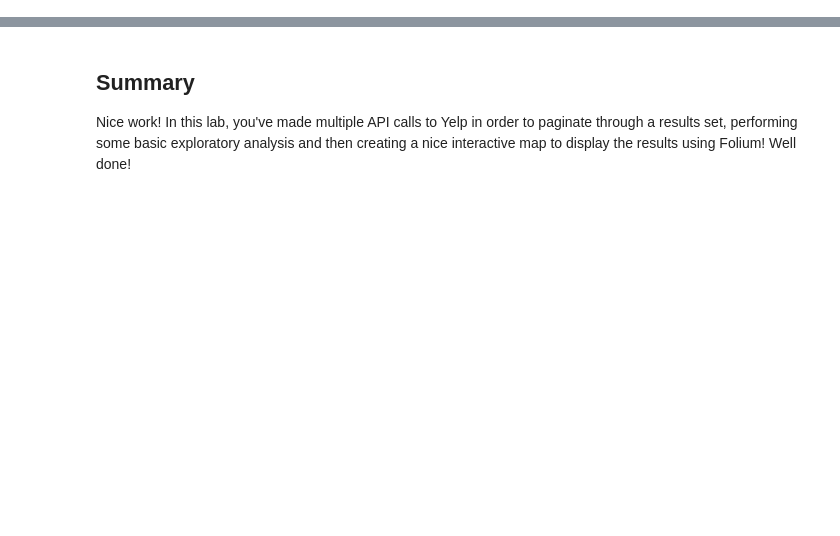
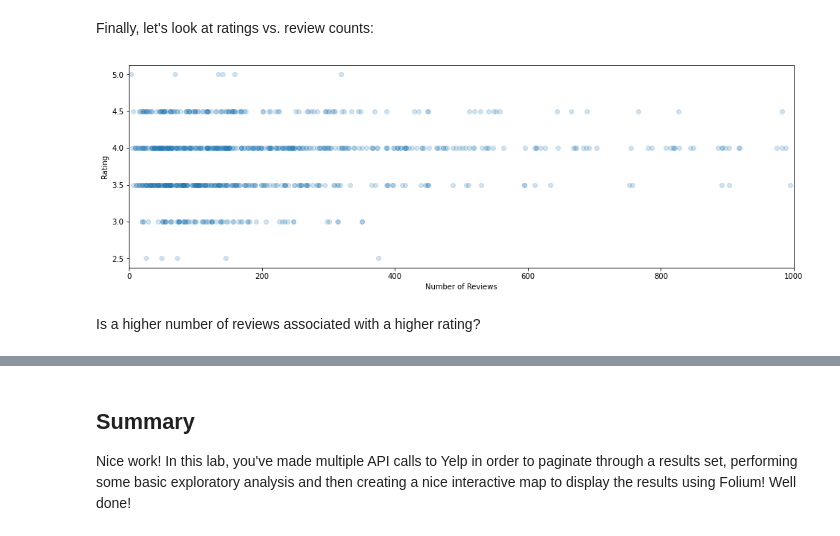
Before and after one commit to learn-co-curriculum/dsc-apis-lab, a Jupyter notebook: index.ipynb, the cells around one changed output, grey strips where cells are left out. Drawn from its saved outputs; the diff is of its cells as text; code cells hidden in the pictures; blank space fills up the shorter version.

```diff
--- a/index.ipynb
+++ b/index.ipynb
@@ -165,0 +408,14 @@ yelp_map
+# %% [markdown]
+Finally, let's look at ratings vs. review counts:
+# %%
+fig, ax = plt.subplots(figsize=(16,5))
+
+ax.scatter(all_review_counts, all_ratings, alpha=0.2)
+ax.set_xlabel("Number of Reviews")
+ax.set_ylabel("Rating")
+# "zoom in" to a subset of review counts
+ax.set_xlim(left=0, right=1000);
+# %% [output]
+[figure, added]
+# %% [markdown]
+Is a higher number of reviews associated with a higher rating?
```
Also changed, not shown: parts of 51 cells of this notebook, 7 other files.
